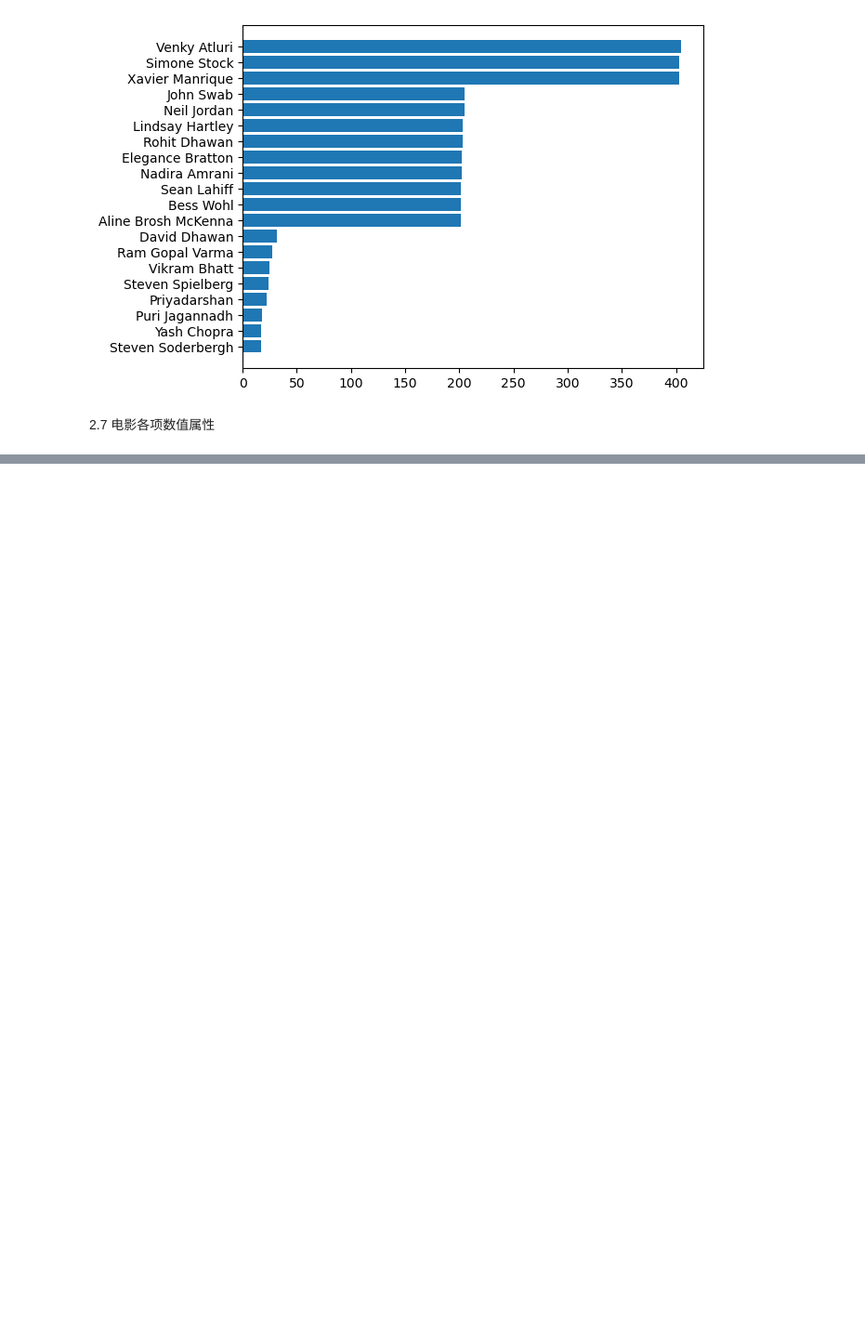
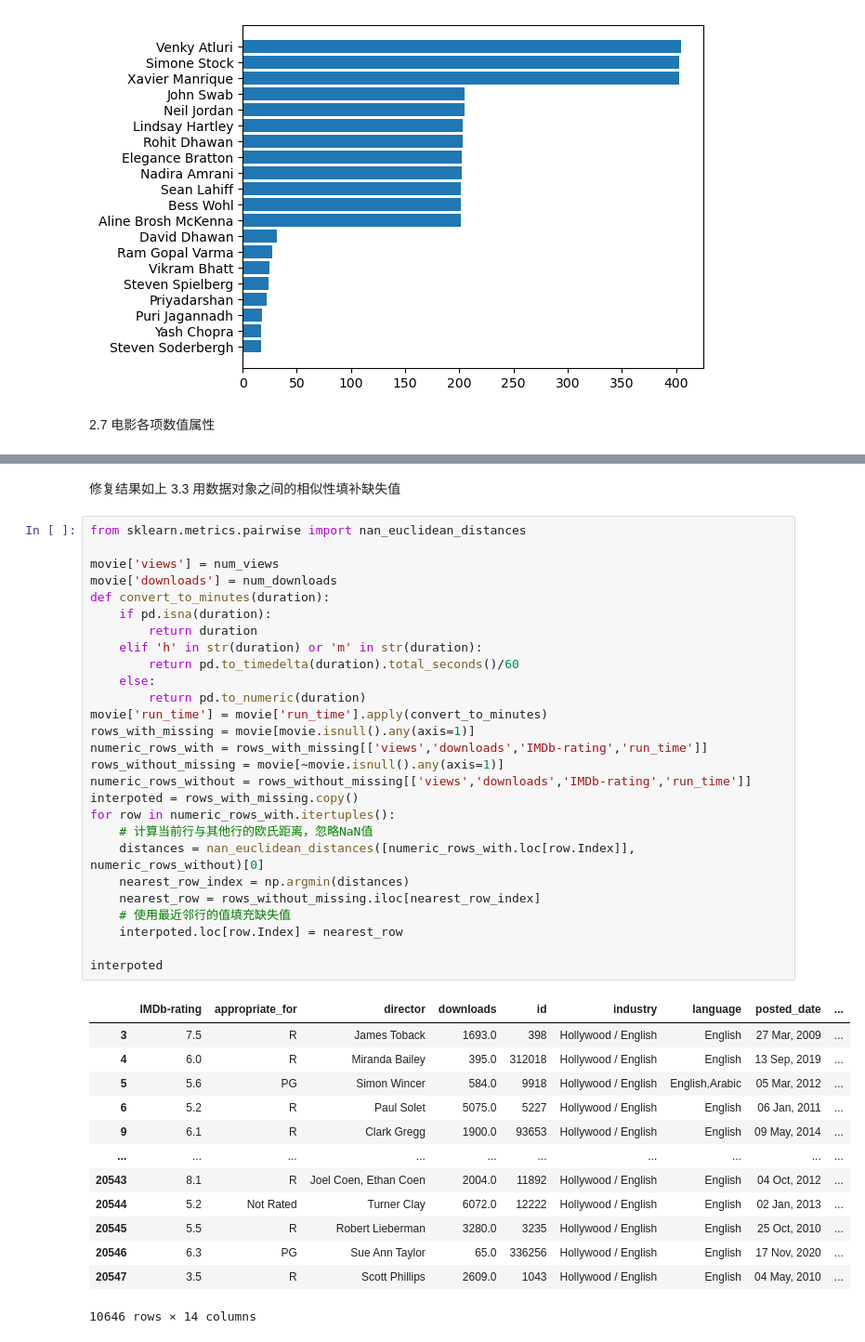
Before and after one commit to luosu2/datamining, a Jupyter notebook: movies_analysis.ipynb, the cells around one changed output, grey strips where cells are left out. Shown at 93% size. Cells and saved outputs as stored; diff of their text form; blank space fills up the shorter version.

```diff
--- a/movies_analysis.ipynb
+++ b/movies_analysis.ipynb
@@ -340,0 +400,44 @@ plt.show()
+# %% [markdown]
+修复结果如上
+3.3 用数据对象之间的相似性填补缺失值
+# %%
+from sklearn.metrics.pairwise import nan_euclidean_distances
+
+movie['views'] = num_views
+movie['downloads'] = num_downloads
+def convert_to_minutes(duration):
+    if pd.isna(duration):
+        return duration
+    elif 'h' in str(duration) or 'm' in str(duration):
+        return pd.to_timedelta(duration).total_seconds()/60
+    else:
+        return pd.to_numeric(duration)
+movie['run_time'] = movie['run_time'].apply(convert_to_minutes)
+rows_with_missing = movie[movie.isnull().any(axis=1)]
+numeric_rows_with = rows_with_missing[['views','downloads','IMDb-rating','run_time']]
+rows_without_missing = movie[~movie.isnull().any(axis=1)]
+numeric_rows_without = rows_without_missing[['views','downloads','IMDb-rating','run_time']]
+interpoted = rows_with_missing.copy()
+for row in numeric_rows_with.itertuples():
+    # 计算当前行与其他行的欧氏距离，忽略NaN值
+    distances = nan_euclidean_distances([numeric_rows_with.loc[row.Index]], numeric_rows_without)[0]
+    nearest_row_index = np.argmin(distances)
+    nearest_row = rows_without_missing.iloc[nearest_row_index]
+    # 使用最近邻行的值填充缺失值
+    interpoted.loc[row.Index] = nearest_row
+
+interpoted
+# %% [output]
+|  | IMDb-rating | appropriate_for | director | downloads | id | industry | language | posted_date | ... |
+| 3 | 7.5 | R | James Toback | 1693.0 | 398 | Hollywood / English | English | 27 Mar, 2009 | ... |
+| 4 | 6.0 | R | Miranda Bailey | 395.0 | 312018 | Hollywood / English | English | 13 Sep, 2019 | ... |
+| 5 | 5.6 | PG | Simon Wincer | 584.0 | 9918 | Hollywood / English | English,Arabic | 05 Mar, 2012 | ... |
+| 6 | 5.2 | R | Paul Solet | 5075.0 | 5227 | Hollywood / English | English | 06 Jan, 2011 | ... |
+| 9 | 6.1 | R | Clark Gregg | 1900.0 | 93653 | Hollywood / English | English | 09 May, 2014 | ... |
+| ... | ... | ... | ... | ... | ... | ... | ... | ... | ... |
+| 20543 | 8.1 | R | Joel Coen, Ethan Coen | 2004.0 | 11892 | Hollywood / English | English | 04 Oct, 2012 | ... |
+| 20544 | 5.2 | Not Rated | Turner Clay | 6072.0 | 12222 | Hollywood / English | English | 02 Jan, 2013 | ... |
+| 20545 | 5.5 | R | Robert Lieberman | 3280.0 | 3235 | Hollywood / English | English | 25 Oct, 2010 | ... |
+| 20546 | 6.3 | PG | Sue Ann Taylor | 65.0 | 336256 | Hollywood / English | English | 17 Nov, 2020 | ... |
+| 20547 | 3.5 | R | Scott Phillips | 2609.0 | 1043 | Hollywood / English | English | 04 May, 2010 | ... |
+10646 rows × 14 columns
```
Also changed, not shown: parts of 10 cells of this notebook.
